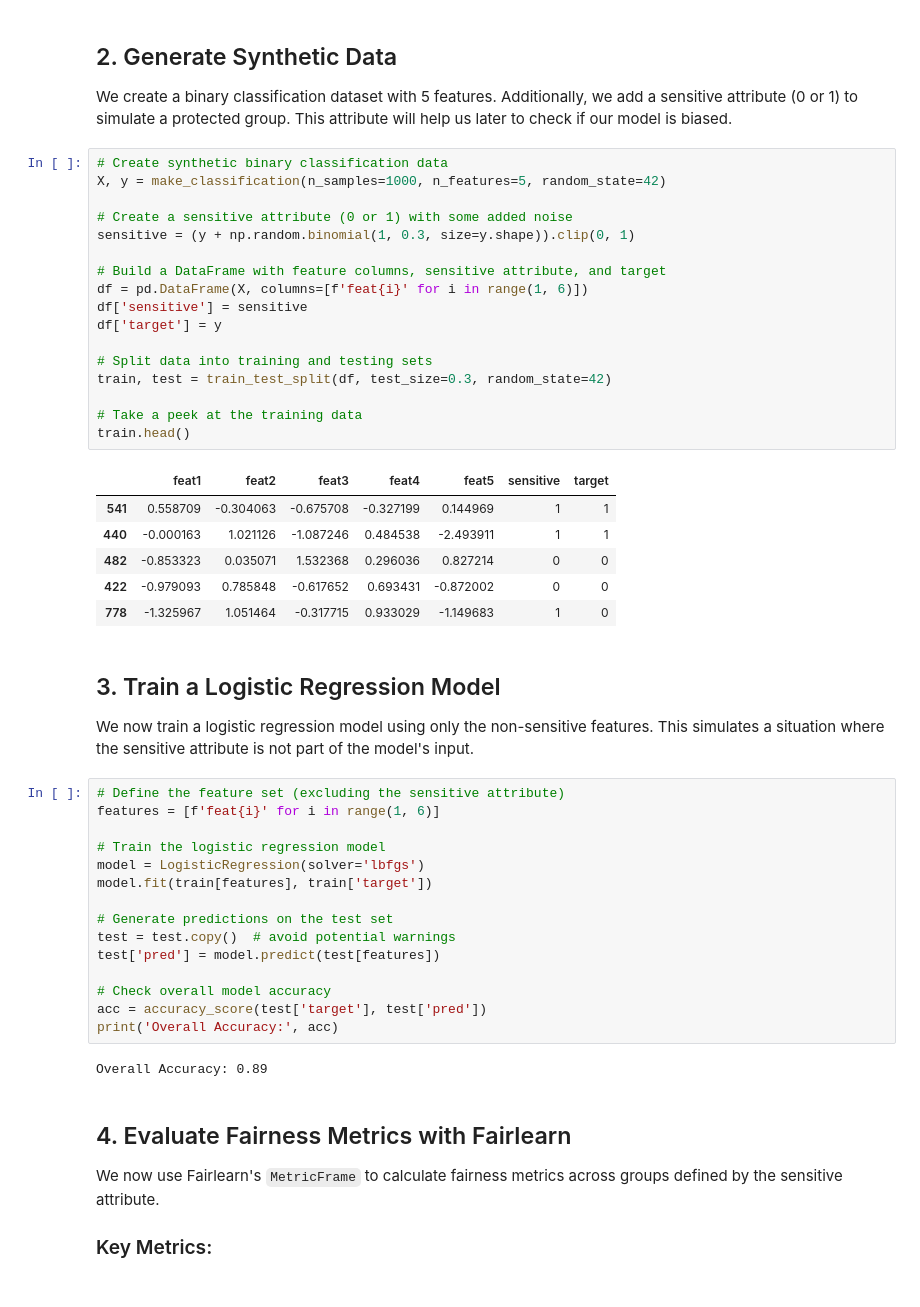
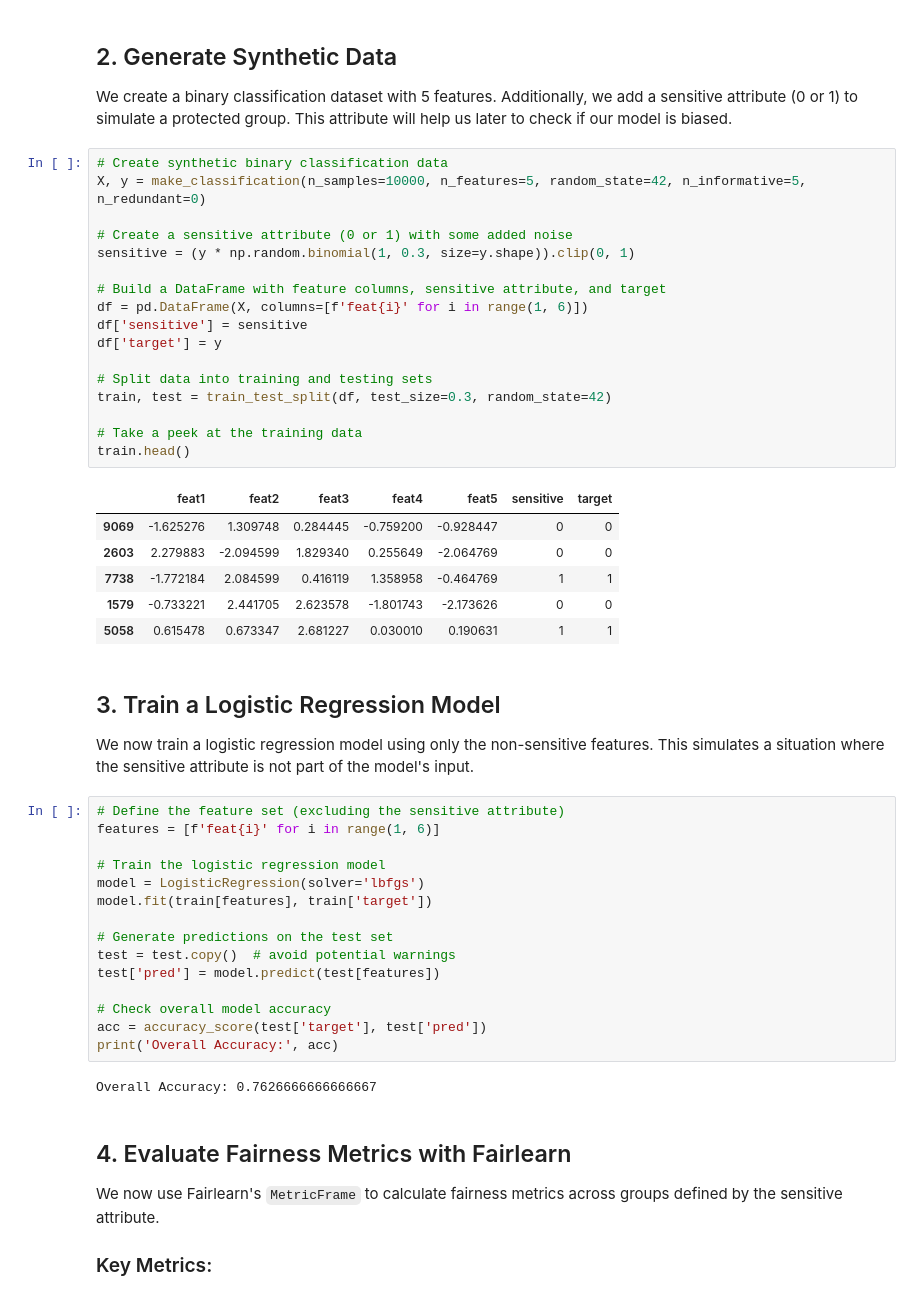
Before and after one commit to BenWiseman/MLFairness, a Jupyter notebook: tutorial.ipynb, the cells around one changed output. Cells and saved outputs as stored; diff of their text form.

```diff
--- a/tutorial.ipynb
+++ b/tutorial.ipynb
@@ -53,28 +53,28 @@ np.random.seed(42)
 We create a binary classification dataset with 5 features. Additionally, we add a sensitive attribute (0 or 1) to simulate a protected group. This attribute will help us later to check if our model is biased.
 # %%
 # Create synthetic binary classification data
-X, y = make_classification(n_samples=1000, n_features=5, random_state=42)
+X, y = make_classification(n_samples=10000, n_features=5, random_state=42, n_informative=5, n_redundant=0)
 
 # Create a sensitive attribute (0 or 1) with some added noise
-sensitive = (y + np.random.binomial(1, 0.3, size=y.shape)).clip(0, 1)
+sensitive = (y * np.random.binomial(1, 0.3, size=y.shape)).clip(0, 1)
 
 # Build a DataFrame with feature columns, sensitive attribute, and target
 df = pd.DataFrame(X, columns=[f'feat{i}' for i in range(1, 6)])
 df['sensitive'] = sensitive
 df['target'] = y
 
 # Split data into training and testing sets
 train, test = train_test_split(df, test_size=0.3, random_state=42)
 
 # Take a peek at the training data
 train.head()
 # %% [output]
 |  | feat1 | feat2 | feat3 | feat4 | feat5 | sensitive | target |
-| 541 | 0.558709 | -0.304063 | -0.675708 | -0.327199 | 0.144969 | 1 | 1 |
-| 440 | -0.000163 | 1.021126 | -1.087246 | 0.484538 | -2.493911 | 1 | 1 |
-| 482 | -0.853323 | 0.035071 | 1.532368 | 0.296036 | 0.827214 | 0 | 0 |
-| 422 | -0.979093 | 0.785848 | -0.617652 | 0.693431 | -0.872002 | 0 | 0 |
-| 778 | -1.325967 | 1.051464 | -0.317715 | 0.933029 | -1.149683 | 1 | 0 |
+| 9069 | -1.625276 | 1.309748 | 0.284445 | -0.759200 | -0.928447 | 0 | 0 |
+| 2603 | 2.279883 | -2.094599 | 1.829340 | 0.255649 | -2.064769 | 0 | 0 |
+| 7738 | -1.772184 | 2.084599 | 0.416119 | 1.358958 | -0.464769 | 1 | 1 |
+| 1579 | -0.733221 | 2.441705 | 2.623578 | -1.801743 | -2.173626 | 0 | 0 |
+| 5058 | 0.615478 | 0.673347 | 2.681227 | 0.030010 | 0.190631 | 1 | 1 |
 # %% [markdown]
 ## 3. Train a Logistic Regression Model
 
@@ -95,7 +95,7 @@ test['pred'] = model.predict(test[features])
 acc = accuracy_score(test['target'], test['pred'])
 print('Overall Accuracy:', acc)
 # %% [output]
-Overall Accuracy: 0.89
+Overall Accuracy: 0.7626666666666667
 # %% [markdown]
 ## 4. Evaluate Fairness Metrics with Fairlearn
 
```
Also changed, not shown: parts of 9 cells of this notebook.
